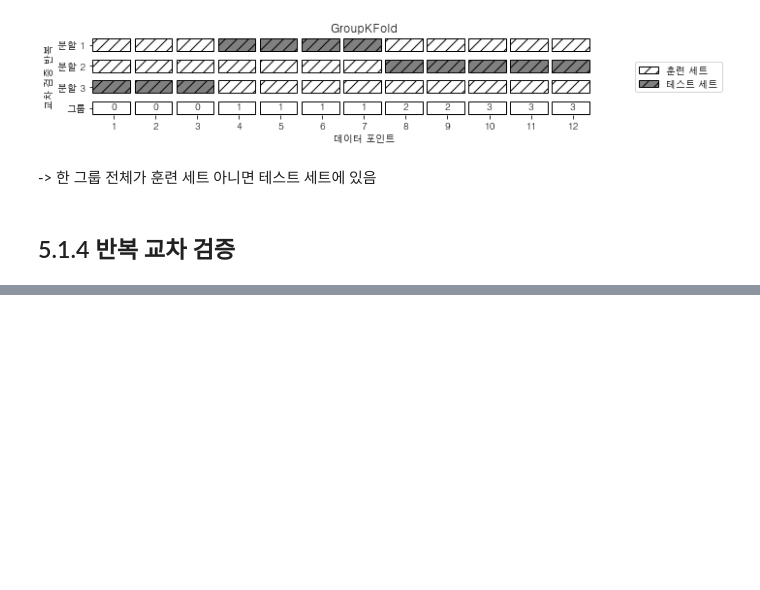
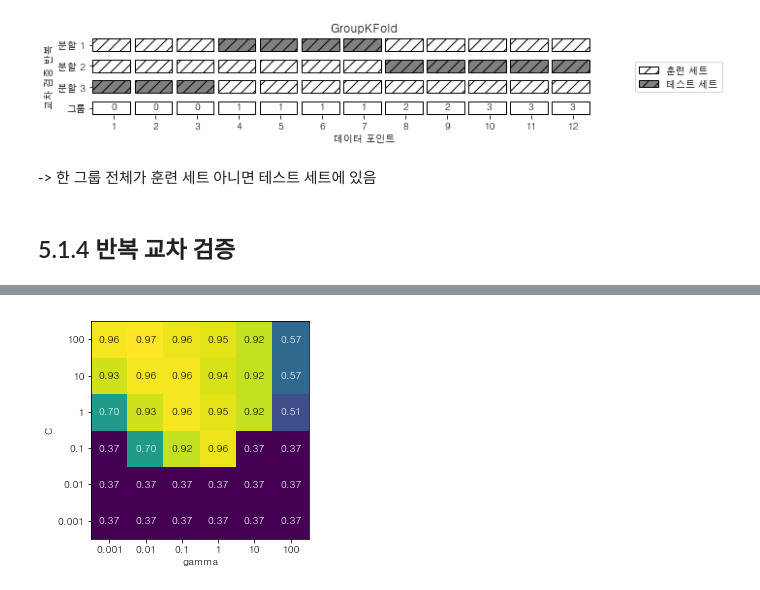
Before and after one commit to hyooo1017/Review, a Jupyter notebook: Introduction to Machine Learning with Python/5장. 모델 평가와 성능 향상.ipynb, the cells around one changed output, grey strips where cells are left out. Cells and saved outputs as stored; diff of their text form; code cells hidden in the pictures; blank space fills up the shorter version.

```diff
--- a/Introduction to Machine Learning with Python/5장. 모델 평가와 성능 향상.ipynb
+++ b/Introduction to Machine Learning with Python/5장. 모델 평가와 성능 향상.ipynb
@@ -241,0 +416,5 @@ mglearn.plots.plot_group_kfold()
+# %%
+# 매개변수 설정 값을 딕셔너리로 만듭니다.
+param_grid = {'C': [0.001, 0.01, 0.1, 1, 10, 100],
+              'gamma': [0.001, 0.01, 0.1, 1, 10, 100]}
+print("매개변수 그리드 :\n", param_grid)
@@ -241,0 +424,10 @@ mglearn.plots.plot_group_kfold()
+# %%
+# 모델은 SVC, 매개변수 그리드는 param_grid, 5겹 교차 검증으로 GridSearchCV 객체 생성
+from sklearn.model_selection import GridSearchCV
+from sklearn.svm import SVC
+
+grid_search = GridSearchCV(SVC(), param_grid, cv = 5, return_train_score = True)
+# %%
+# param_grid에 설정된 매개변수 조합에 대한 교차 검증 수행
+X_train, X_test, y_train, y_test = train_test_split(iris.data, iris.target, random_state = 0)
+grid_search.fit(X_train, y_train)
@@ -241,0 +474,9 @@ mglearn.plots.plot_group_kfold()
+# %%
+import pandas as pd
+pd.set_option('display.max_columns', None)
+
+# DataFrame으로 변환합니다.
+results = pd.DataFrame(grid_search.cv_results_)
+
+# 처음 다섯 개 행을 출력합니다.
+display(np.transpose(results.head()))
@@ -241,0 +501,8 @@ mglearn.plots.plot_group_kfold()
+# %%
+scores = np.array(results.mean_test_score).reshape(6, 6)
+
+# 교차 검증 평균 점수 히트맵 그래프
+mglearn.tools.heatmap(scores, xlabel = 'gamma', xticklabels = param_grid['gamma'],
+                      ylabel = 'C', yticklabels = param_grid['C'], cmap = "viridis");
+# %% [output]
+[figure, added]
```
Also changed, not shown: parts of 105 cells of this notebook.
